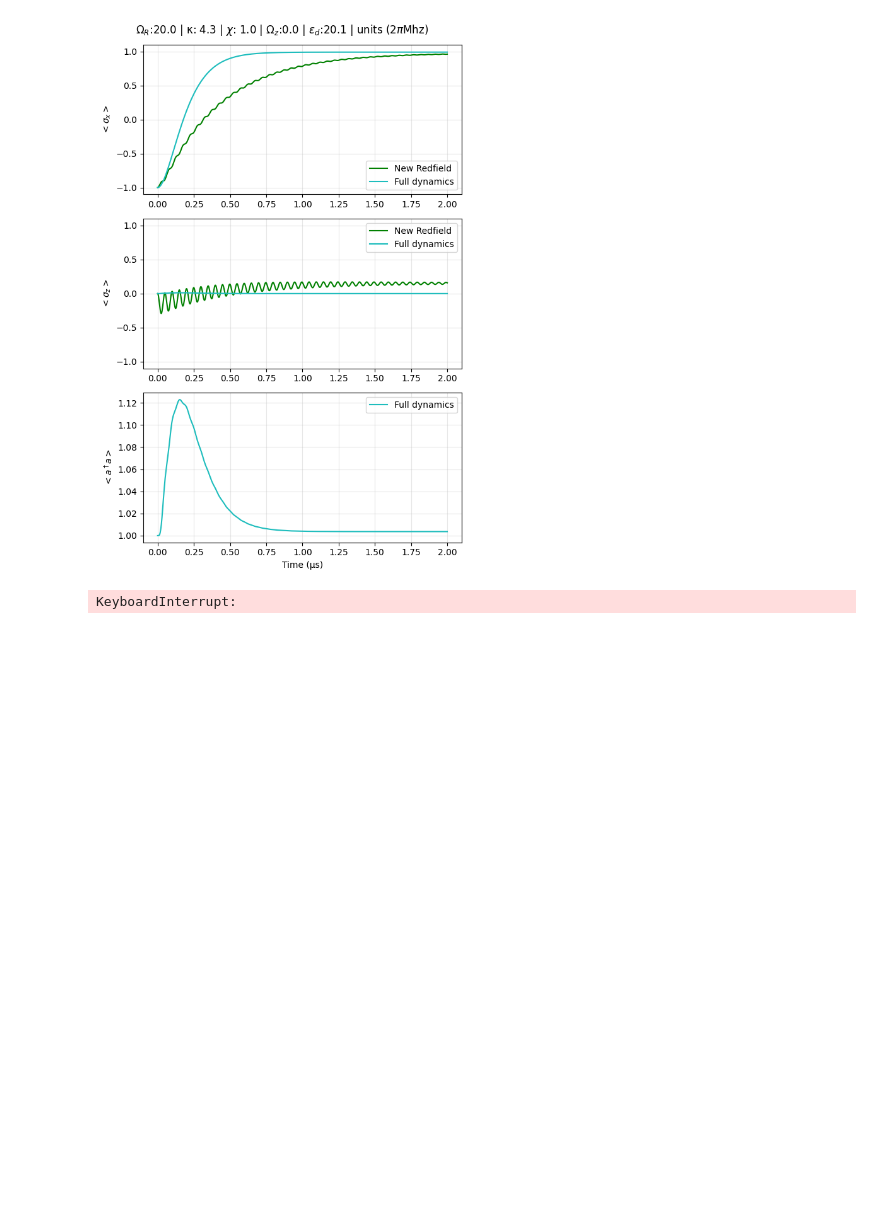
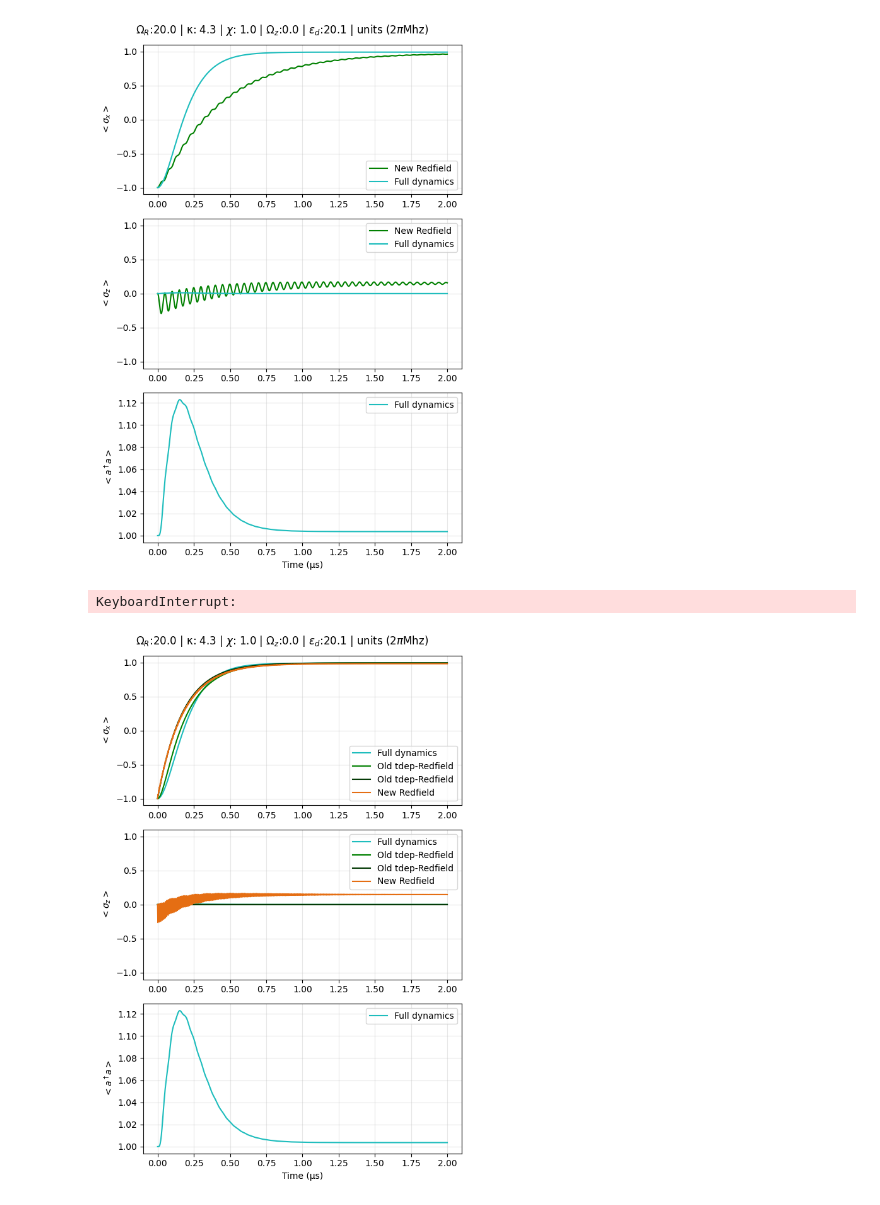
Before and after one commit to GatoCumbiero/colera, a Jupyter notebook: redfield_polaron/redfield_polaron.ipynb, the cells around one changed output. Drawn from its saved outputs; the diff is of its cells as text; code cells hidden in the pictures; blank space fills up the shorter version.

```diff
--- a/redfield_polaron/redfield_polaron.ipynb
+++ b/redfield_polaron/redfield_polaron.ipynb
@@ -359,0 +593,85 @@ KeyboardInterrupt:
+# %%
+# Calculate expectations values.
+d = tensor(destroy(N), qeye(2))
+sz = tensor(qeye(N), sigmaz())
+sx = tensor(qeye(N), sigmax())
+sm = tensor(qeye(N), sigmam())
+
+x_exp_polaron = expect(sx, dynamics_polaron)
+z_exp_polaron = expect(sz, dynamics_polaron)
+photon_number_polaron = expect(d.dag()*d, dynamics_polaron)
+
+# x_exp_normal = expect(sx, dynamics_normal)
+# z_exp_normal = expect(sz, dynamics_normal)
+# photon_number_normal = expect(d.dag()*d, dynamics_normal)
+
+x_exp_redfield = expect(sigmax(), dynamics_redfield)
+z_exp_redfield = expect(sigmaz(), dynamics_redfield)
+
+x_exp_tredfield = expect(sigmax(), dynamics_tdep_redfield)
+z_exp_tredfield = expect(sigmaz(), dynamics_tdep_redfield)
+
+x_exp_redfield_polaron = expect(sigmax(), dynamics_redfield_polaorn4)
+z_exp_redfield_polaron = expect(sigmaz(), dynamics_redfield_polaorn4)
+
+
+
+# Generate plot
+max_time = None
+if max_time is None:
+    max_time = max(tlist)
+
+time_mask = tlist <= max_time
+tlist_plot = tlist[time_mask]
+
+# Create plot
+fig, axes = plt.subplots(3, 1, figsize=(6, 9))
+
+# Plot only up to max_time
+axes[0].plot(tlist_plot, x_exp_polaron[time_mask], color="#1EBDBD", label='Full dynamics')
+axes[1].plot(tlist_plot, z_exp_polaron[time_mask], color="#1EBDBD", label='Full dynamics')
+axes[2].plot(tlist_plot, photon_number_polaron[time_mask], color="#1EBDBD", label='Full dynamics')
+
+axes[0].plot(tlist_plot, x_exp_tredfield[time_mask], color='#008000', label='Old tdep-Redfield')
+axes[1].plot(tlist_plot, z_exp_tredfield[time_mask], color='#008000', label='Old tdep-Redfield')
+
+axes[0].plot(tlist_plot, x_exp_redfield[time_mask], color="#043A06", label='Old tdep-Redfield')
+axes[1].plot(tlist_plot, z_exp_redfield[time_mask], color='#043A06', label='Old tdep-Redfield')
+
+axes[0].plot(tlist_plot, x_exp_redfield_polaron[time_mask], color="#E56E13", label='New Redfield')
+axes[1].plot(tlist_plot, z_exp_redfield_polaron[time_mask], color='#E56E13', label='New Redfield')
+
+
+
+# Format σ_x plot
+axes[0].set_ylabel(r'$<\sigma_x>$')
+axes[0].legend()
+axes[0].set_ylim(-1.1, 1.1)
+axes[0].grid(True, alpha=0.3)
+
+# Format σ_z plot
+axes[1].set_ylabel(r'$<\sigma_z>$')
+axes[1].legend()
+axes[1].set_ylim(-1.1, 1.1)
+axes[1].grid(True, alpha=0.3)
+
+# Format photon number plot
+axes[2].set_ylabel(r'$<a^\dagger a>$')
+axes[2].set_xlabel('Time (μs)')
+axes[2].legend()
+axes[2].grid(True, alpha=0.3)
+
+params_text = []
+params_text.append(r"$\Omega_R$:"+f"{rabi_freq/(2*np.pi*1e6):.1f}")
+params_text.append(f"κ: {cavity_diss_rate/(2*np.pi*1e6):.1f}")
+params_text.append(r"$\chi$" + f": {eff_coupling/(2*np.pi*1e6):.1f}")
+params_text.append(r"$\Omega_z$:"+f"{qubit_targetz/(2*np.pi*1e6):.1f}")
+params_text.append(r"$\epsilon_d$:"+f"{cavity_drive_amplitude/(2*np.pi*1e6):.1f}")
+
+params_text.append(r"units (2$\pi$Mhz)")
+plt.suptitle(' | '.join(params_text), y=0.98)
+
+plt.tight_layout()
+plt.show()
+# %% [output]
+[figure, added]
```
Also changed, not shown: parts of 2 cells of this notebook.
